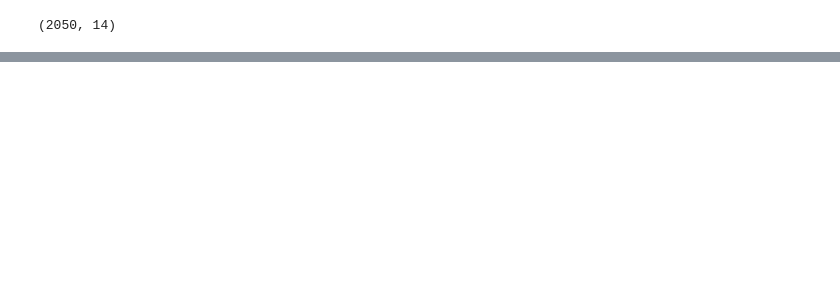
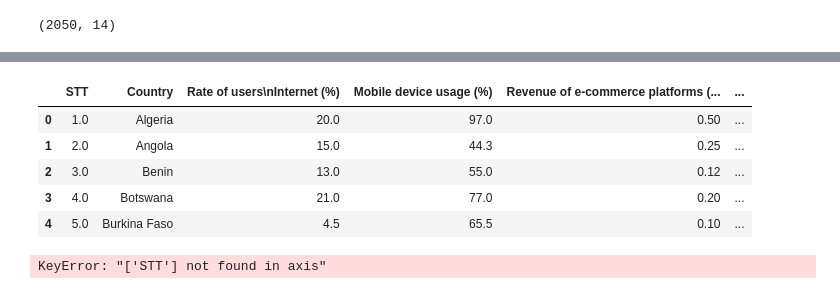
Before and after one commit to TheViet298/train_data_ttcs, a Jupyter notebook: ttcs_test.ipynb, the cells around one changed output, grey strips where cells are left out. Saved outputs shown, nothing was run; the diff lists cells and outputs as text; code cells hidden in the pictures; blank space fills up the shorter version.

```diff
--- a/ttcs_test.ipynb
+++ b/ttcs_test.ipynb
@@ -31,0 +61,4 @@ df.shape
+# %%
+# loại bỏ các hàng không dùng đến
+df1 = df1[:1520].dropna()
+df1.tail()
@@ -31,0 +96,6 @@ df.shape
+# %%
+# Kiểm tra các giá trị bị thiếu
+print(df1.isnull().sum())
+
+# Xử lý giá trị thiếu
+df1.fillna(df1.mean(), inplace=True)
@@ -31,0 +162,6 @@ df.shape
+# %%
+# Loại bỏ các hàng bị trùng lặp
+df1 = df1.drop_duplicates()
+# %%
+# Sử dụng One-Hot Encoding cho cột 'Continents'
+df1 = pd.get_dummies(df1, columns=['Continents'])
@@ -31,0 +184,13 @@ df.shape
+# %%
+df1.head()
+# %% [output]
+|  | STT | Country | Rate of users\nInternet (%) | Mobile device usage (%) | Revenue of e-commerce platforms (... | ... |
+| 0 | 1.0 | Algeria | 20.0 | 97.0 | 0.50 | ... |
+| 1 | 2.0 | Angola | 15.0 | 44.3 | 0.25 | ... |
+| 2 | 3.0 | Benin | 13.0 | 55.0 | 0.12 | ... |
+| 3 | 4.0 | Botswana | 21.0 | 77.0 | 0.20 | ... |
+| 4 | 5.0 | Burkina Faso | 4.5 | 65.5 | 0.10 | ... |
+# %%
+df1 = df1.drop(columns=['STT'])
+# %% [output]
+KeyError: "['STT'] not found in axis"
```
Also changed, not shown: parts of 76 cells of this notebook.
